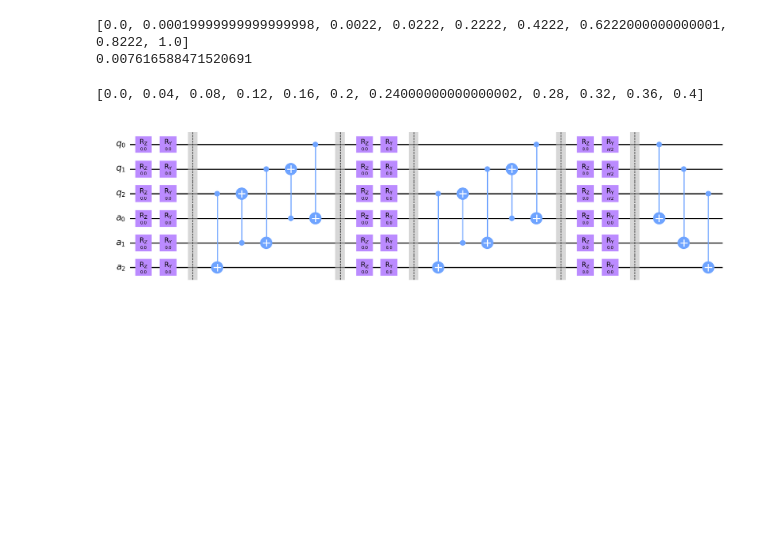
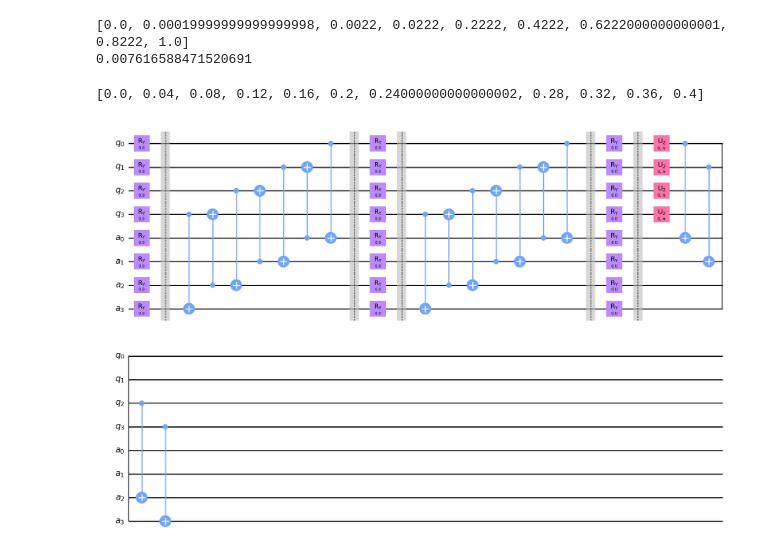
Before and after one commit to MarcDrudis/GibbsPreparation, a Jupyter notebook: notebooks/figures.ipynb, the cells around one changed output. Cells and saved outputs as stored; diff of their text form; code cells hidden in the pictures; blank space fills up the shorter version.

```diff
--- a/notebooks/figures.ipynb
+++ b/notebooks/figures.ipynb
@@ -139,7 +139,7 @@ print(results[0].betas)
 [0.0, 0.04, 0.08, 0.12, 0.16, 0.2, 0.24000000000000002, 0.28, 0.32, 0.36, 0.4]
 # %%
 from gibbs.preparation.varqite import efficientTwoLocalansatz
-ansatz,x0=efficientTwoLocalansatz(3,2,"reverse_linear",no_hadamart=True,barriers=True)
+ansatz,x0=efficientTwoLocalansatz(**{'barriers':True,'num_qubits': 4, 'depth': 2, 'entanglement': 'reverse_linear', 'su2_gates': ['ry'], 'ent_gates': ['cx'], 'no_hadamart': False})
 ansatz.bind_parameters(x0).decompose().draw(output="mpl")
 # %% [output]
-[figure, old version]
+[figure, new version]
```
Also changed, not shown: 3 other files.
